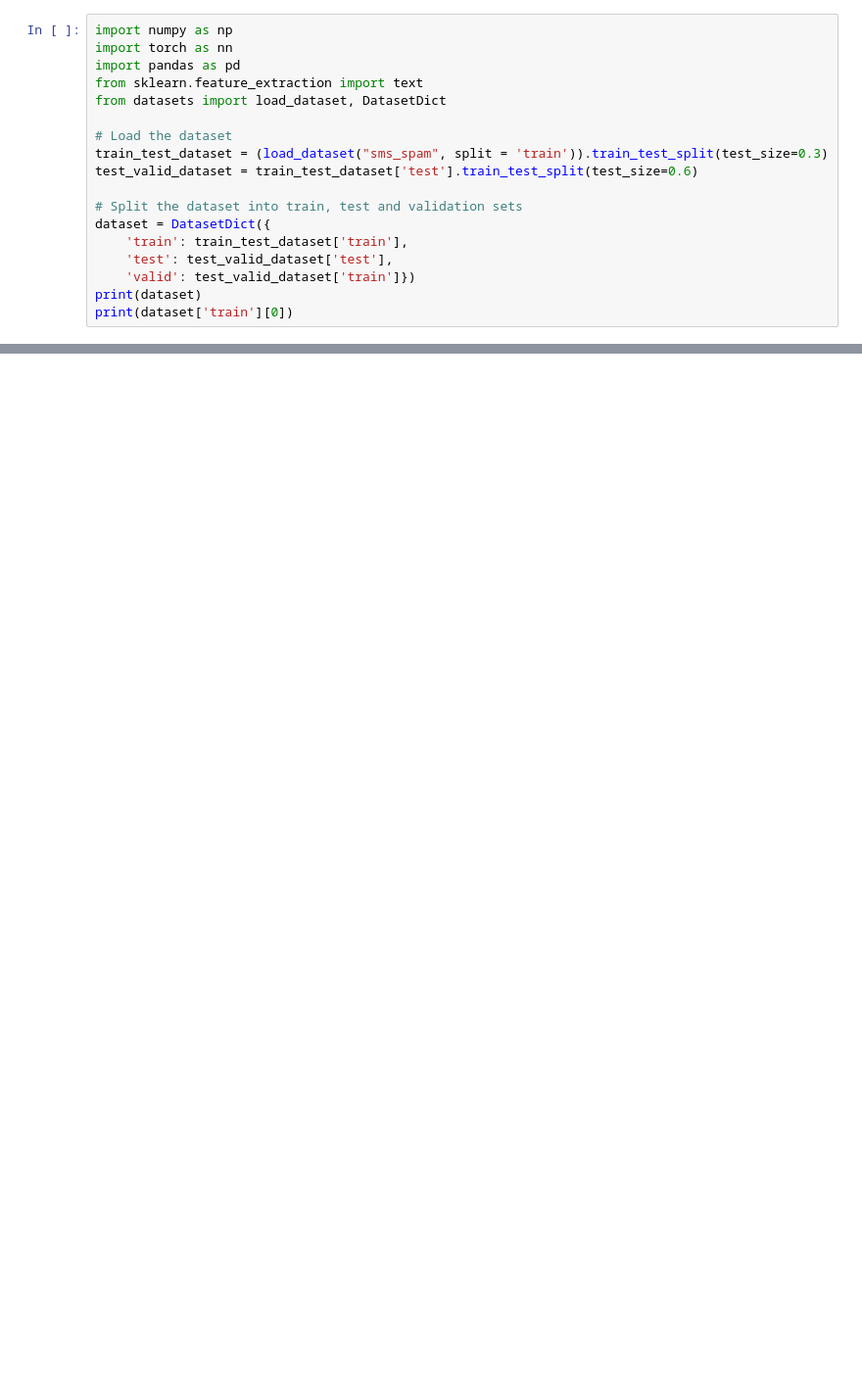
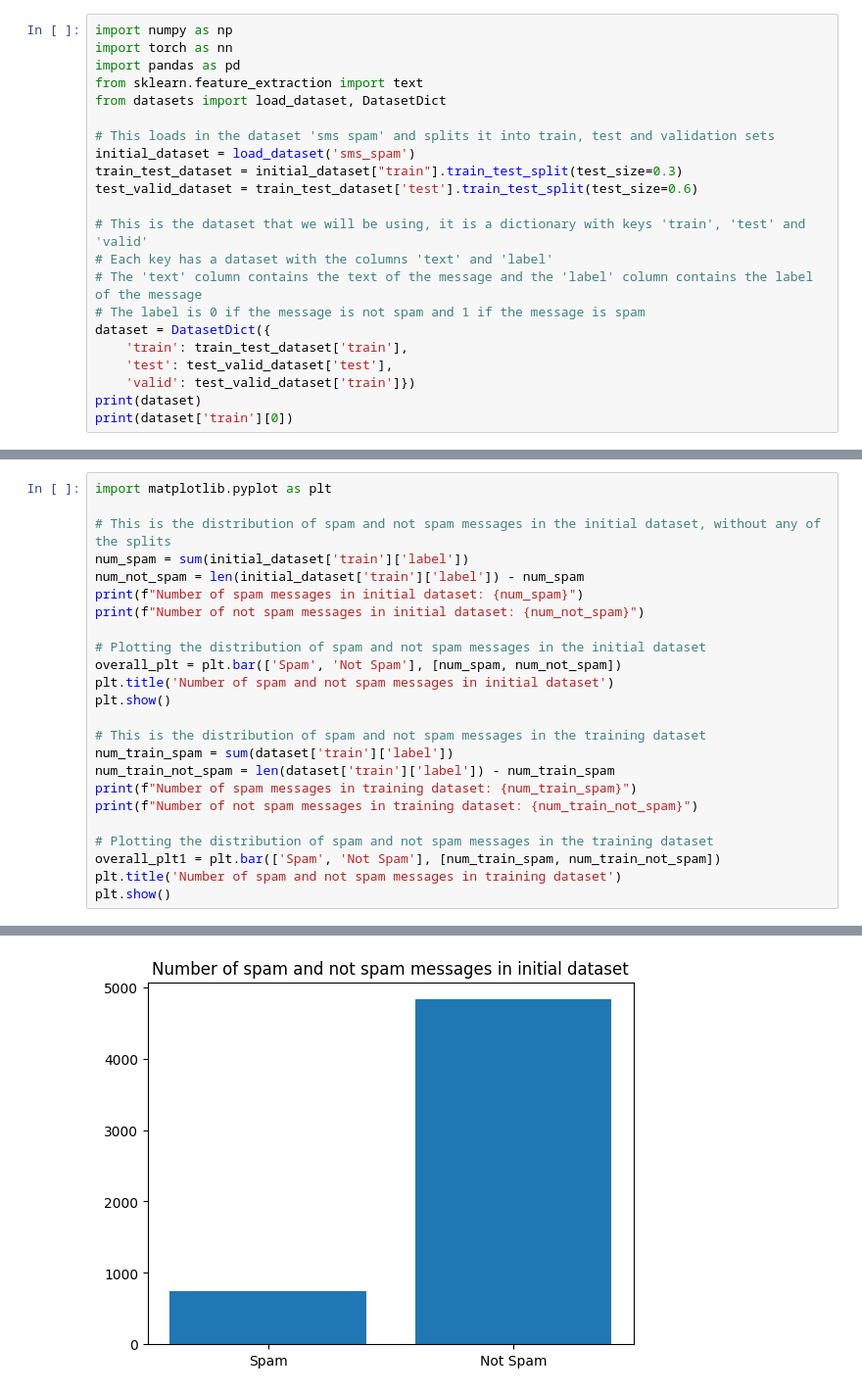
Before and after one commit to kevzhuo/Spam_Detection, a Jupyter notebook: main.ipynb, the cells around one changed output, grey strips where cells are left out. Shown at 98% size. Drawn from its saved outputs; the diff is of its cells as text; blank space fills up the shorter version.

```diff
--- a/main.ipynb
+++ b/main.ipynb
@@ -5,11 +7,15 @@ import pandas as pd
 from sklearn.feature_extraction import text
 from datasets import load_dataset, DatasetDict
 
-# Load the dataset
-train_test_dataset = (load_dataset("sms_spam", split = 'train')).train_test_split(test_size=0.3)
+# This loads in the dataset 'sms spam' and splits it into train, test and validation sets
+initial_dataset = load_dataset('sms_spam')
+train_test_dataset = initial_dataset["train"].train_test_split(test_size=0.3)
 test_valid_dataset = train_test_dataset['test'].train_test_split(test_size=0.6)
 
-# Split the dataset into train, test and validation sets
+# This is the dataset that we will be using, it is a dictionary with keys 'train', 'test' and 'valid'
+# Each key has a dataset with the columns 'text' and 'label'
+# The 'text' column contains the text of the message and the 'label' column contains the label of the message
+# The label is 0 if the message is not spam and 1 if the message is spam
 dataset = DatasetDict({
     'train': train_test_dataset['train'],
     'test': test_valid_dataset['test'],
@@ -34,0 +41,25 @@ DatasetDict({
+# %%
+import matplotlib.pyplot as plt
+
+# This is the distribution of spam and not spam messages in the initial dataset, without any of the splits
+num_spam = sum(initial_dataset['train']['label'])
+num_not_spam = len(initial_dataset['train']['label']) - num_spam
+print(f"Number of spam messages in initial dataset: {num_spam}")
+print(f"Number of not spam messages in initial dataset: {num_not_spam}")
+
+# Plotting the distribution of spam and not spam messages in the initial dataset
+overall_plt = plt.bar(['Spam', 'Not Spam'], [num_spam, num_not_spam])
+plt.title('Number of spam and not spam messages in initial dataset')
+plt.show()
+
+# This is the distribution of spam and not spam messages in the training dataset
+num_train_spam = sum(dataset['train']['label'])
+num_train_not_spam = len(dataset['train']['label']) - num_train_spam
+print(f"Number of spam messages in training dataset: {num_train_spam}")
+print(f"Number of not spam messages in training dataset: {num_train_not_spam}")
+
+# Plotting the distribution of spam and not spam messages in the training dataset
+overall_plt1 = plt.bar(['Spam', 'Not Spam'], [num_train_spam, num_train_not_spam])
+plt.title('Number of spam and not spam messages in training dataset')
+plt.show()
+# %% [output]
@@ -34,0 +68 @@ DatasetDict({
+[figure, added]
```
Also changed, not shown: parts of 21 cells of this notebook, 1 other file.
